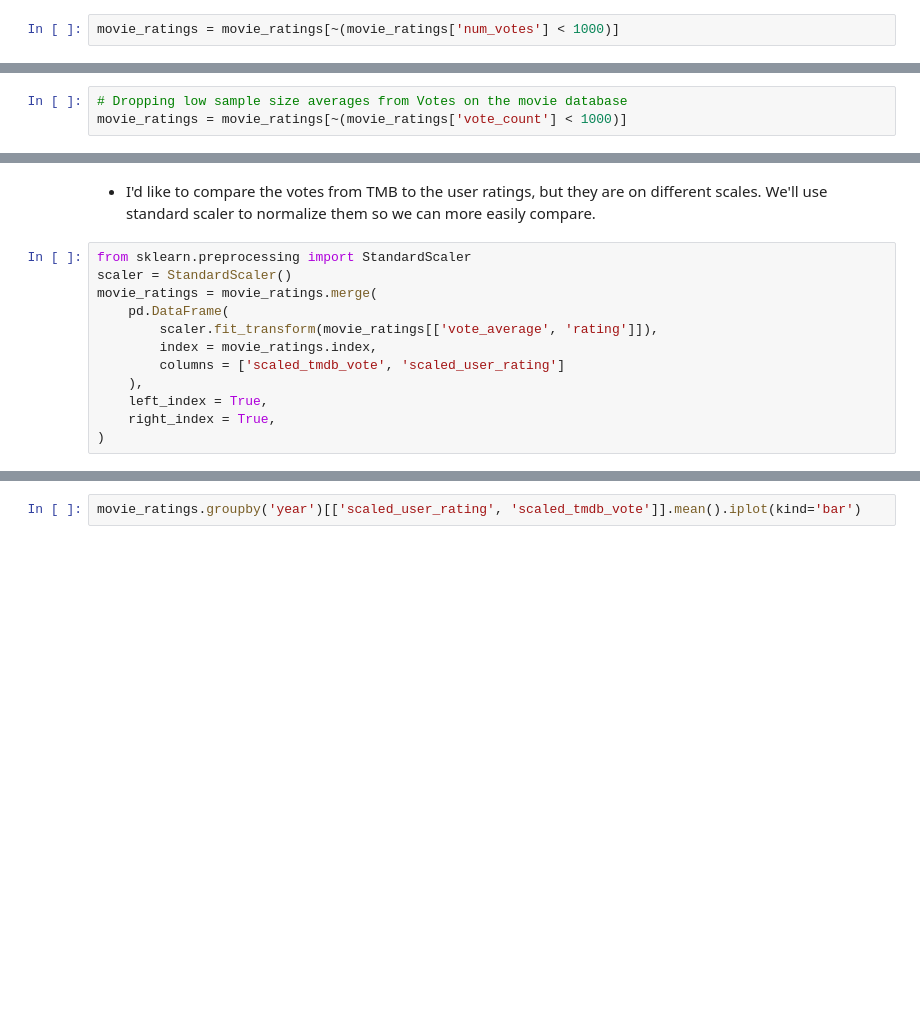
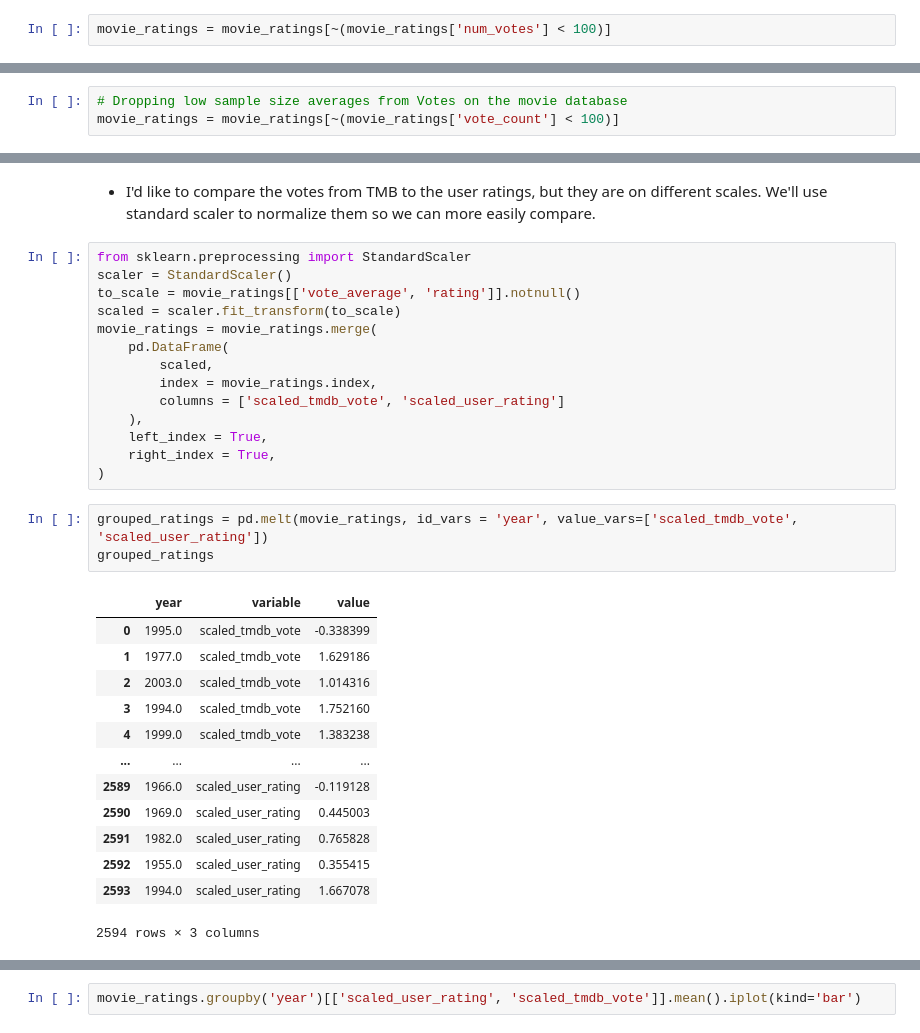
Before and after one commit to ErikSeguinte/movie_data, a Jupyter notebook: processing.ipynb, the cells around one changed output, grey strips where cells are left out. Drawn from its saved outputs; the diff is of its cells as text; blank space fills up the shorter version.

```diff
--- a/processing.ipynb
+++ b/processing.ipynb
@@ -84,7 +98,7 @@ movie_ratings = movie_ratings.rename({'mean': 'rating', 'count': 'num_votes'}, a
 # %% [markdown]
 * Lets drop any movies with less than 10 votes. Those are more easily swayed by outliers and aren't reliable.
 # %%
-movie_ratings = movie_ratings[~(movie_ratings['num_votes'] < 1000)]
+movie_ratings = movie_ratings[~(movie_ratings['num_votes'] < 100)]
 # %% [markdown]
 * And now we merge the averaged ratings back with the movie database.
 * Note that not all movies are present in the user votings.
@@ -99,6 +249,6 @@ movie_ratings[['title', 'vote_average', 'vote_count']].sort_values(by='vote_aver
 # %%
 # Dropping low sample size averages from Votes on the movie database
-movie_ratings = movie_ratings[~(movie_ratings['vote_count'] < 1000)]
+movie_ratings = movie_ratings[~(movie_ratings['vote_count'] < 100)]
 # %%
 movie_ratings.dtypes
 # %%
@@ -126,12 +294,31 @@ movie_ratings.groupby('decade')['rating'].mean().iplot(kind='bar')
 # %%
 from sklearn.preprocessing import StandardScaler
 scaler = StandardScaler()
+to_scale = movie_ratings[['vote_average', 'rating']].notnull()
+scaled = scaler.fit_transform(to_scale)
 movie_ratings = movie_ratings.merge(
     pd.DataFrame(
-        scaler.fit_transform(movie_ratings[['vote_average', 'rating']]),
+        scaled,
         index = movie_ratings.index,
         columns = ['scaled_tmdb_vote', 'scaled_user_rating']
     ),
     left_index = True,
     right_index = True,
 )
+# %%
+grouped_ratings = pd.melt(movie_ratings, id_vars = 'year', value_vars=['scaled_tmdb_vote', 'scaled_user_rating'])
+grouped_ratings
+# %% [output]
+|  | year | variable | value |
+| 0 | 1995.0 | scaled_tmdb_vote | -0.338399 |
+| 1 | 1977.0 | scaled_tmdb_vote | 1.629186 |
+| 2 | 2003.0 | scaled_tmdb_vote | 1.014316 |
+| 3 | 1994.0 | scaled_tmdb_vote | 1.752160 |
+| 4 | 1999.0 | scaled_tmdb_vote | 1.383238 |
+| ... | ... | ... | ... |
+| 2589 | 1966.0 | scaled_user_rating | -0.119128 |
+| 2590 | 1969.0 | scaled_user_rating | 0.445003 |
+| 2591 | 1982.0 | scaled_user_rating | 0.765828 |
+| 2592 | 1955.0 | scaled_user_rating | 0.355415 |
+| 2593 | 1994.0 | scaled_user_rating | 1.667078 |
+2594 rows × 3 columns
```
Also changed, not shown: parts of 25 cells of this notebook.
